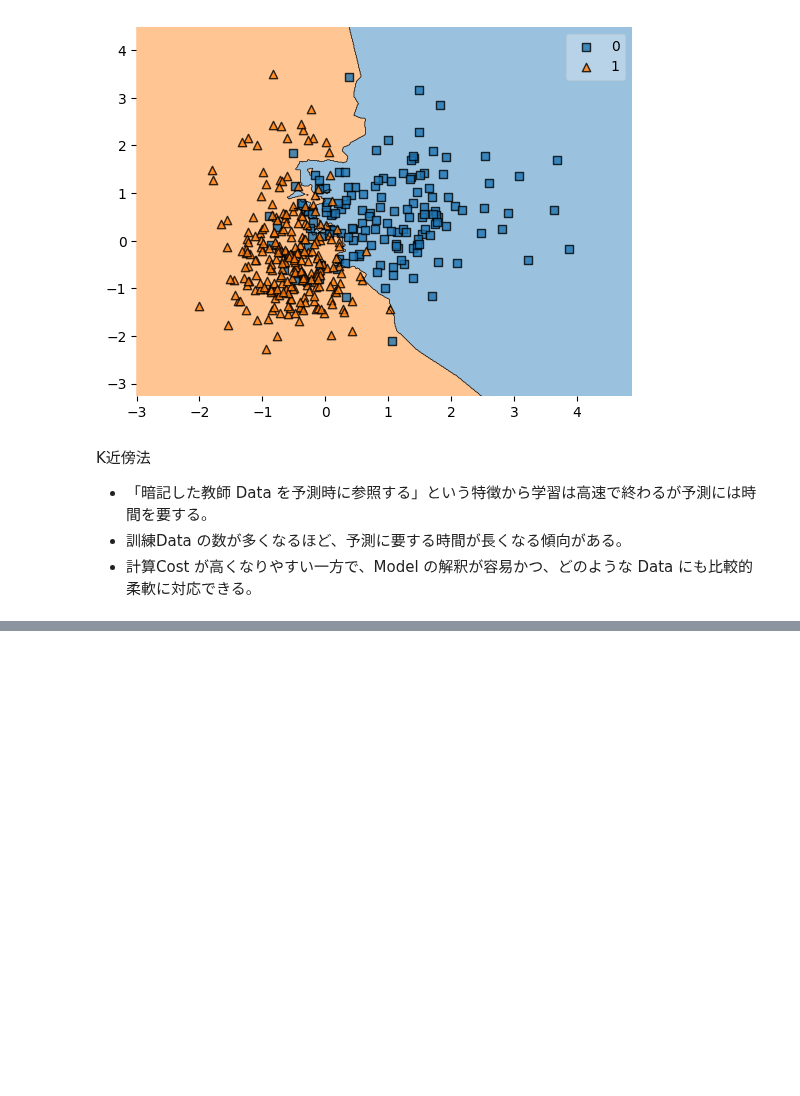
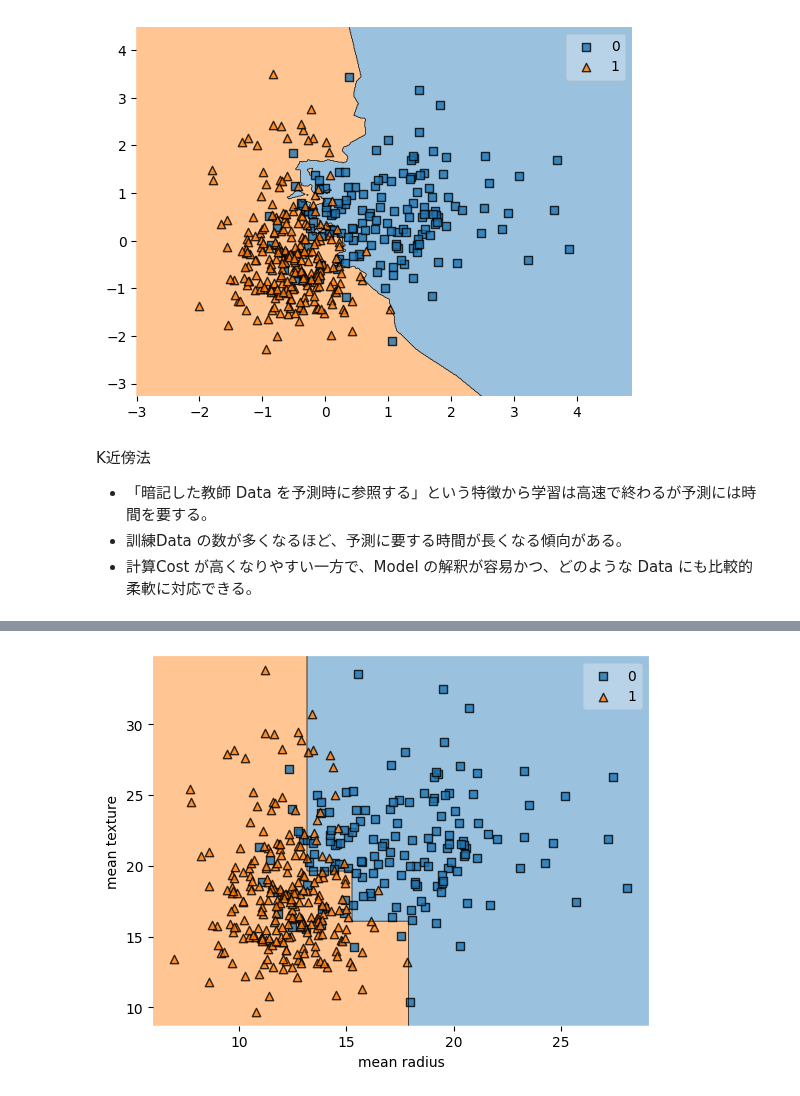
Before and after one commit to 1024xx4/ai_model_building_100, a Jupyter notebook: section07/section07.ipynb, the cells around one changed output, grey strips where cells are left out. Drawn from its saved outputs; the diff is of its cells as text; code cells hidden in the pictures; blank space fills up the shorter version.

Commit message:
Build&Analy: 決定木 Model を構築し、決定境界を可視化する#13

```diff
--- a/section07/section07.ipynb
+++ b/section07/section07.ipynb
@@ -257,0 +263,13 @@ K近傍法
+# %%
+# 決定木 Model の構築する
+from sklearn.tree import DecisionTreeClassifier
+
+tree_cls = DecisionTreeClassifier(max_depth=3, random_state=0).fit(X_train, y_train)
+# %%
+# 決定境界の可視化（決定木 Model）
+plot_decision_regions(np.array(X_train), np.array(y_train), clf=tree_cls)
+plt.xlabel('mean radius')
+plt.ylabel('mean texture')
+plt.show()
+# %% [output]
+[figure, added]
```
Also changed, not shown: parts of 3 cells of this notebook.
